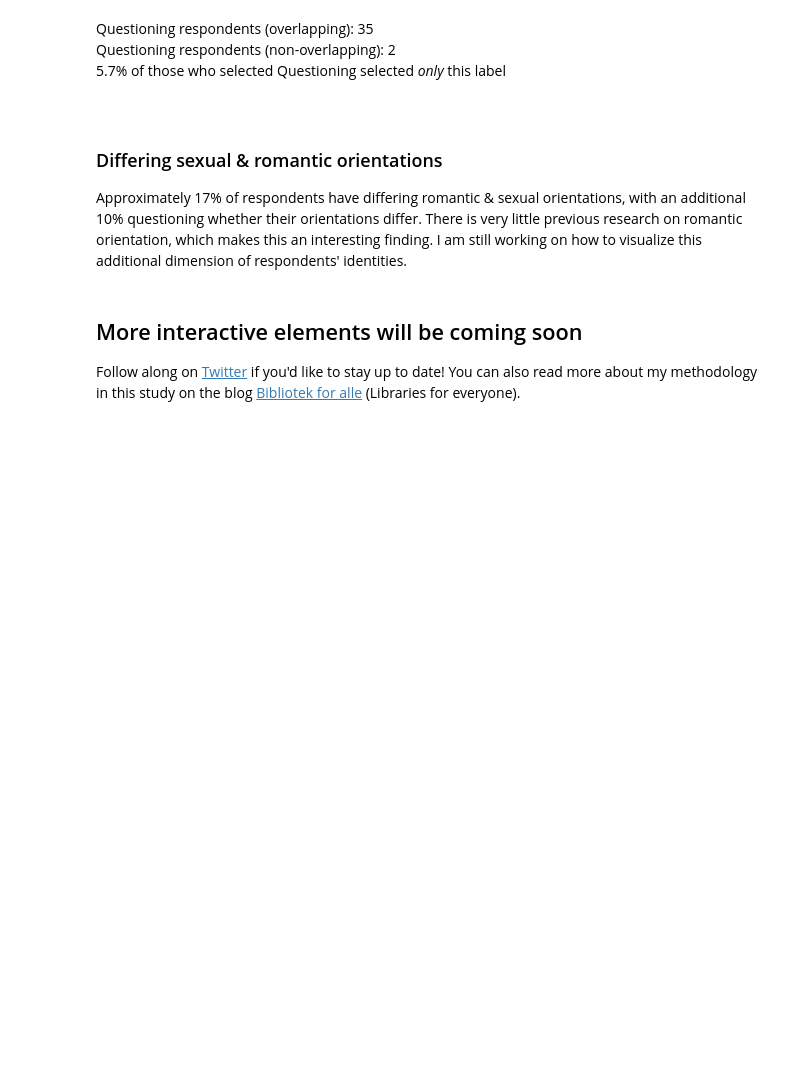
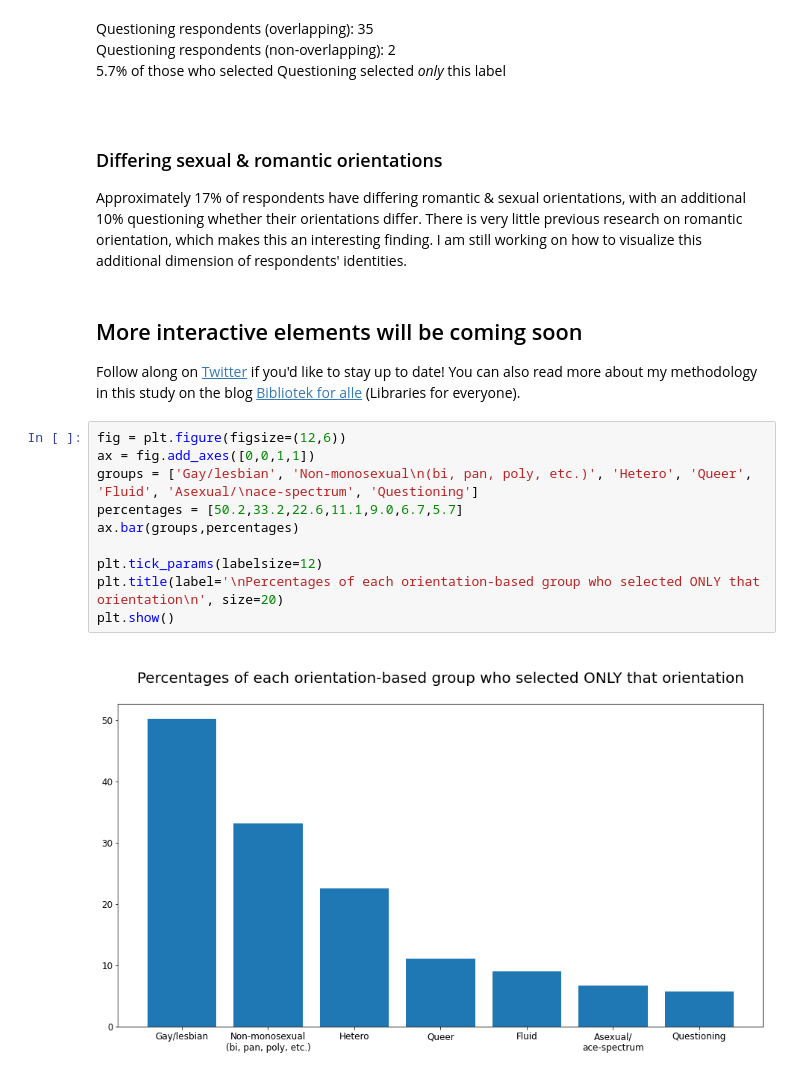
Before and after one commit to kiradelmar/Bibliotek-for-alle, a Jupyter notebook: InteractiveVenn.ipynb, the cells around one changed output. Drawn from its saved outputs; the diff is of its cells as text; blank space fills up the shorter version.

```diff
--- a/InteractiveVenn.ipynb
+++ b/InteractiveVenn.ipynb
@@ -138,3 +139,15 @@ Approximately 17% of respondents have differing romantic & sexual orientations,
 ## More interactive elements will be coming soon
 
 Follow along on [Twitter](http://twitter.com/kiradelmar) if you'd like to stay up to date! You can also read more about my methodology in this study on the blog [Bibliotek for alle](https://medium.com/bibliotek-for-alle/vi-trenger-mer-forskning-som-rommer-kj%C3%B8nns-og-seksualitetsmangfold-fe7ef2c57e8c?source=friends_link&sk=ebb1acb74a6cdf5fa4cd253a061c2f81) (Libraries for everyone).
+# %%
+fig = plt.figure(figsize=(12,6))
+ax = fig.add_axes([0,0,1,1])
+groups = ['Gay/lesbian', 'Non-monosexual\n(bi, pan, poly, etc.)', 'Hetero', 'Queer', 'Fluid', 'Asexual/\nace-spectrum', 'Questioning']
+percentages = [50.2,33.2,22.6,11.1,9.0,6.7,5.7]
+ax.bar(groups,percentages)
+
+plt.tick_params(labelsize=12)
+plt.title(label='\nPercentages of each orientation-based group who selected ONLY that orientation\n', size=20)
+plt.show()
+# %% [output]
+[figure, added]
```
Also changed, not shown: parts of 3 cells of this notebook, 5 other files.
